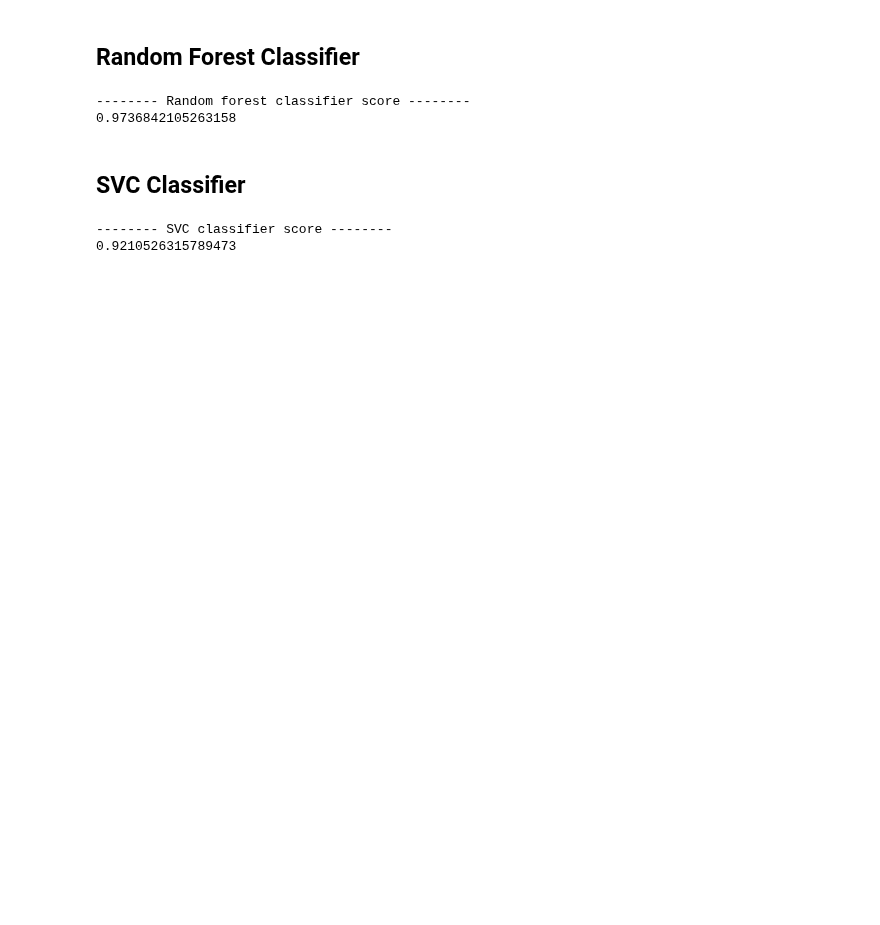
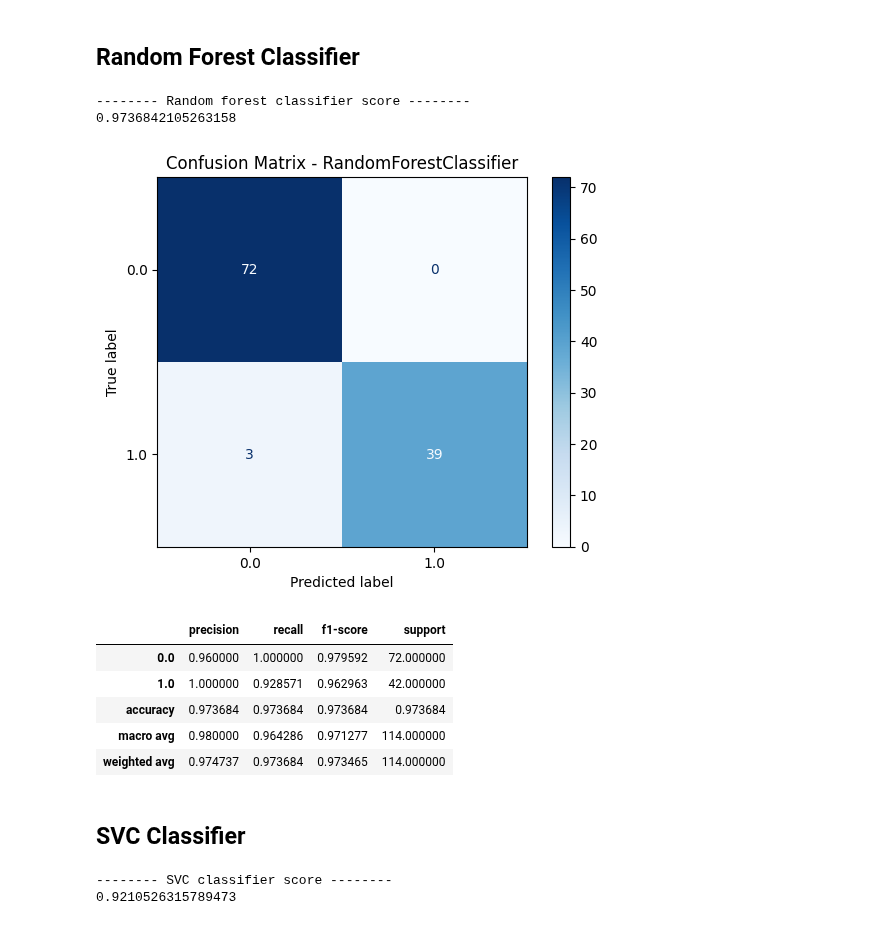
Before and after one commit to Martin-EvansUWA/ML-Project-1, a Jupyter notebook: project2/23621647_assignment2.ipynb, the cells around one changed output. Cells and saved outputs as stored; diff of their text form; code cells hidden in the pictures; blank space fills up the shorter version.

```diff
--- a/project2/23621647_assignment2.ipynb
+++ b/project2/23621647_assignment2.ipynb
@@ -113,12 +156,23 @@ print(linear_clf.score(X_test, y_test))
 # %%
 rf_clf = RandomForestClassifier(random_state=42, n_estimators=100, max_depth=10, min_samples_split=2, min_samples_leaf=1)
 rf_clf.fit(X_train, y_train)
 
 print("-------- Random forest classifier score --------")
 print(rf_clf.score(X_test, y_test))
+
+
+rf_df = evaluate_model(rf_clf, X_test, y_test)
+rf_df
 # %% [output]
 -------- Random forest classifier score --------
 0.9736842105263158
+[figure, added]
+|  | precision | recall | f1-score | support |
+| 0.0 | 0.960000 | 1.000000 | 0.979592 | 72.000000 |
+| 1.0 | 1.000000 | 0.928571 | 0.962963 | 42.000000 |
+| accuracy | 0.973684 | 0.973684 | 0.973684 | 0.973684 |
+| macro avg | 0.980000 | 0.964286 | 0.971277 | 114.000000 |
+| weighted avg | 0.974737 | 0.973684 | 0.973465 | 114.000000 |
 # %% [markdown]
 ## SVC Classifier
 # %%
```
Also changed, not shown: parts of 33 cells of this notebook, 1 other file.
